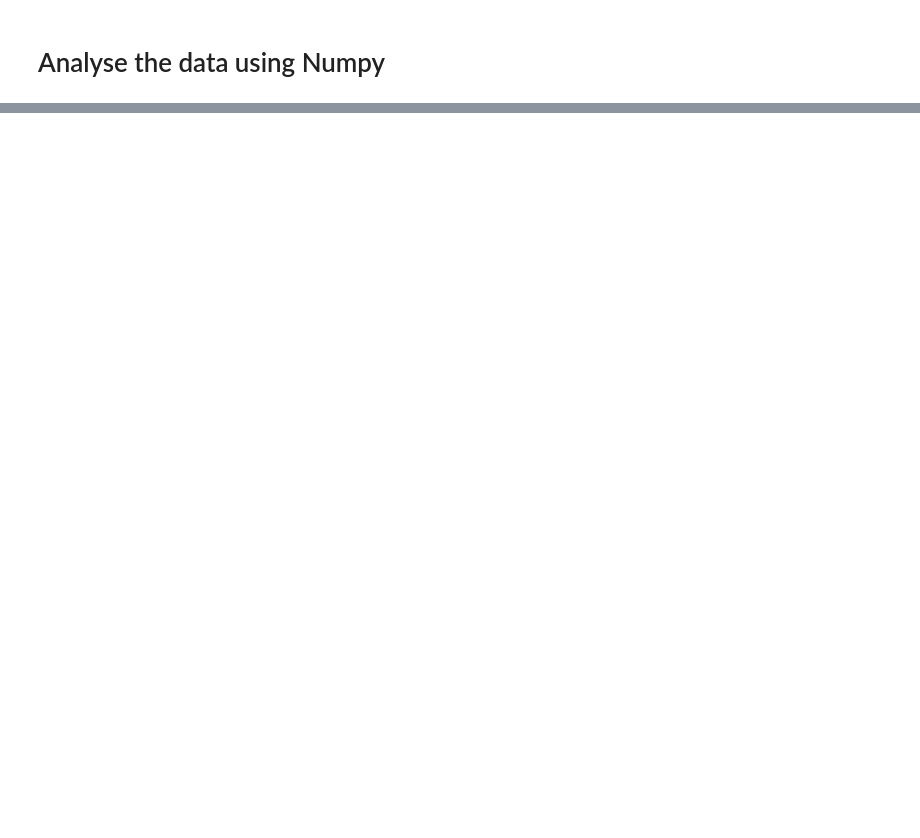
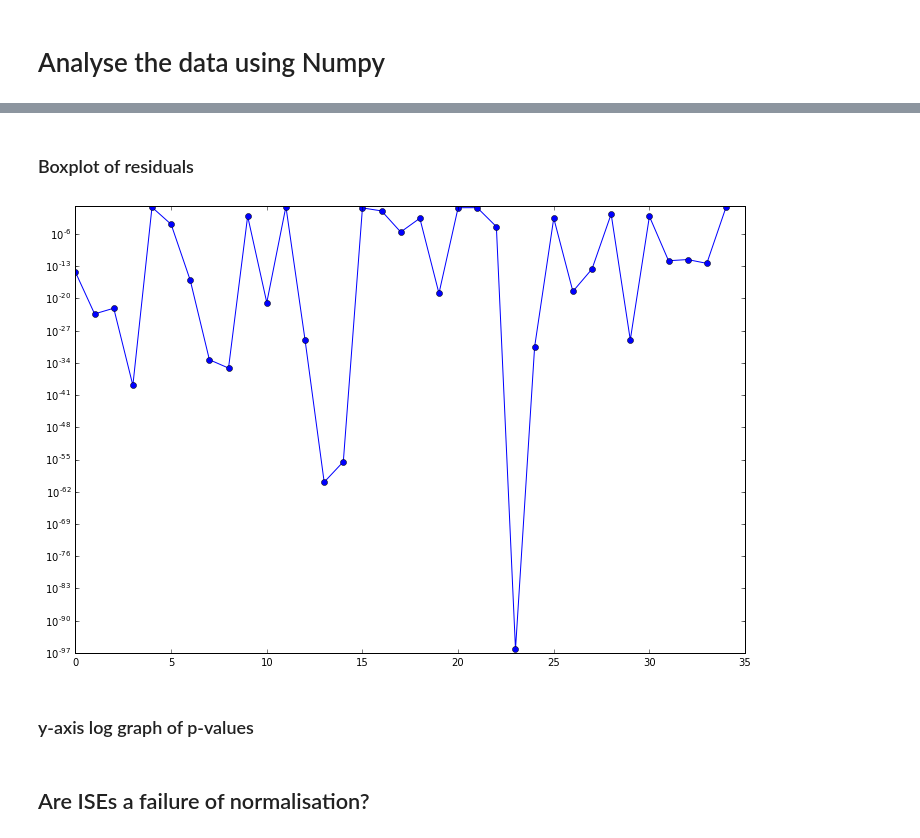
Before and after one commit to picrin/phdAll, a Jupyter notebook: masterBlood.ipynb, the cells around one changed output, grey strips where cells are left out. Cells and saved outputs as stored; diff of their text form; code cells hidden in the pictures; blank space fills up the shorter version.

```diff
--- a/masterBlood.ipynb
+++ b/masterBlood.ipynb
@@ -90,0 +139,13 @@ sderr
+# %% [markdown]
+### Boxplot of residuals
+# %%
+import math
+fig = plt.figure()
+plt.semilogy(range(len(RESIDUALS_PVALUES)), RESIDUALS_PVALUES, marker='o')
+plt.show()
+# %% [output]
+[figure, added]
+# %% [markdown]
+### y-axis log graph of p-values
+# %% [markdown]
+## Are ISEs a failure of normalisation?
```
Also changed, not shown: parts of 5 cells of this notebook, 2 other files.
